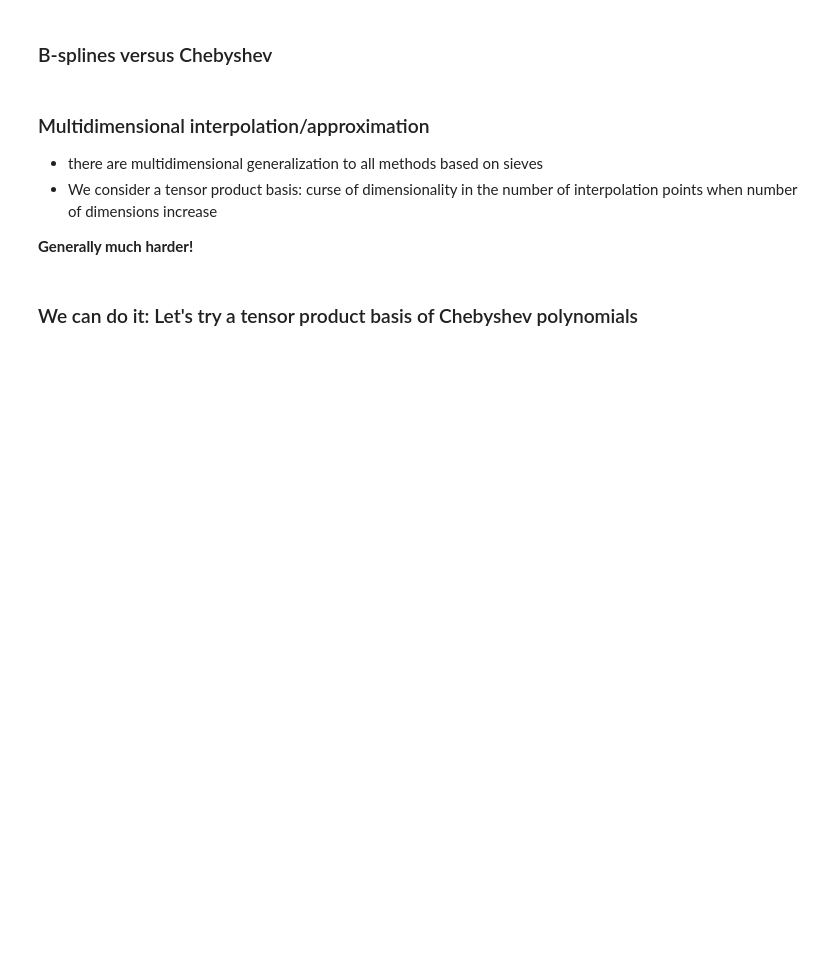
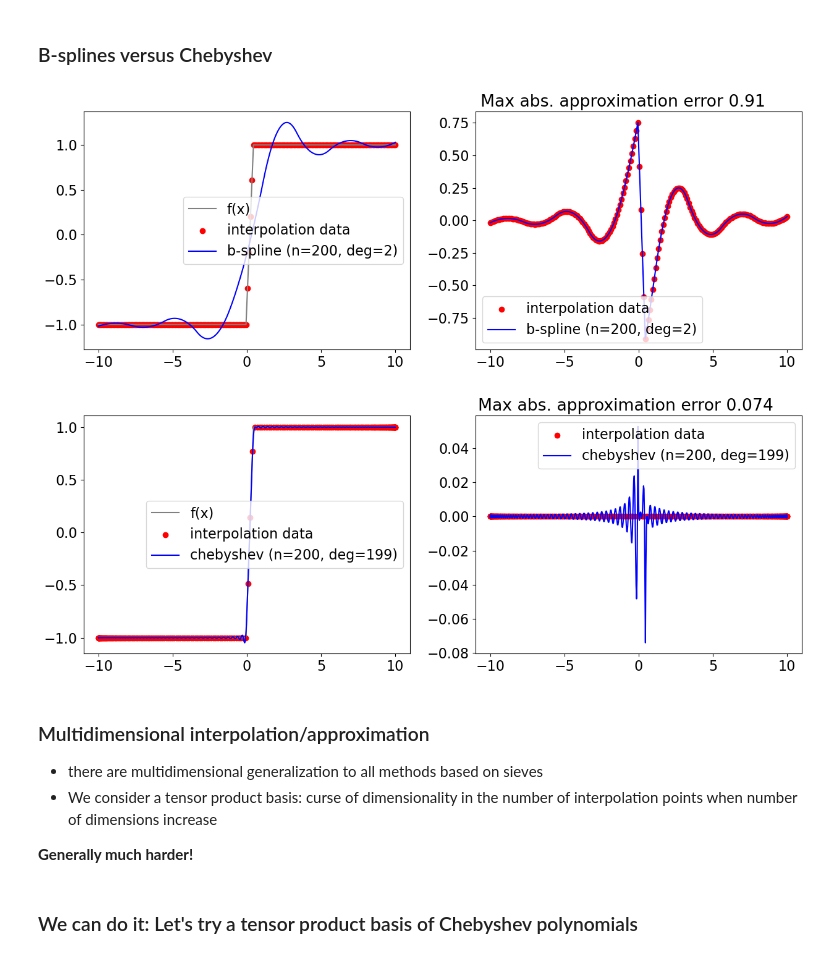
Before and after one commit to bschjerning/dp_ucph, a Jupyter notebook: 1_theory_tools/05_interpolation.ipynb, the cells around one changed output. Drawn from its saved outputs; the diff is of its cells as text; code cells hidden in the pictures; blank space fills up the shorter version.

```diff
--- a/1_theory_tools/05_interpolation.ipynb
+++ b/1_theory_tools/05_interpolation.ipynb
@@ -247,8 +312,7 @@ plt.show()
 # %% [markdown]
 ### Are Chebyshev and Algebraic polynomials orthogonal
 # %%
-# Compute B(x)'B(x)
-n=10;deg=n-1;
+n=5;deg=n-1;
 sa=sieve(n, deg, a, b, btype='algpol', gridtype='u');    # basis: (ordinary) Algrbraic polynomials
 sc=sieve(n, deg, a, b, btype='chebyshev', gridtype='c'); # basis: Chebyshev polynomials
 print('Algebraic polynomials')
@@ -414,10 +508,14 @@ plt.show()
 ### B-splines versus Chebyshev
 # %%
 a=-10; b=10; f = lambda x: np.minimum(np.maximum(4*(x-0.2),-1),1)   # "kinky" function to approximate (for a=-1,b=1)
-#a=-1; b=1; f = lambda x: np.exp(-x/4)*np.sin(x) + 1/(1+x**2)      # smooth function
-n=20; deg_spl=1; # Try chnaging degree of spline, addining more points and change interval.
-sb=sieve(n, deg_spl, a, b, btype='b-spline', gridtype='u', nknots=None);      sb.plot1d(f); plt.show() # basis: B-spline
+# a=-1; b=1; f = lambda x: np.exp(-x/4)*np.sin(x) + 1/(1+x**2)      # smooth function
+n=200; deg_spl=2; # Try chnaging degree of spline, addining more points and change interval.
+sb=sieve(n, deg_spl, a, b, btype='b-spline', gridtype='u', nknots=10);
+sb.plot1d(f); plt.show() # basis: B-spline
 sc=sieve(n, n-1, a, b, btype='chebyshev', gridtype='c');   sc.plot1d(f); plt.show() # basis: Chebyshev polynomials
+# %% [output]
+[figure, added]
+[figure, added]
 # %% [markdown]
 ### Multidimensional interpolation/approximation
 
```
Also changed, not shown: parts of 32 cells of this notebook.
